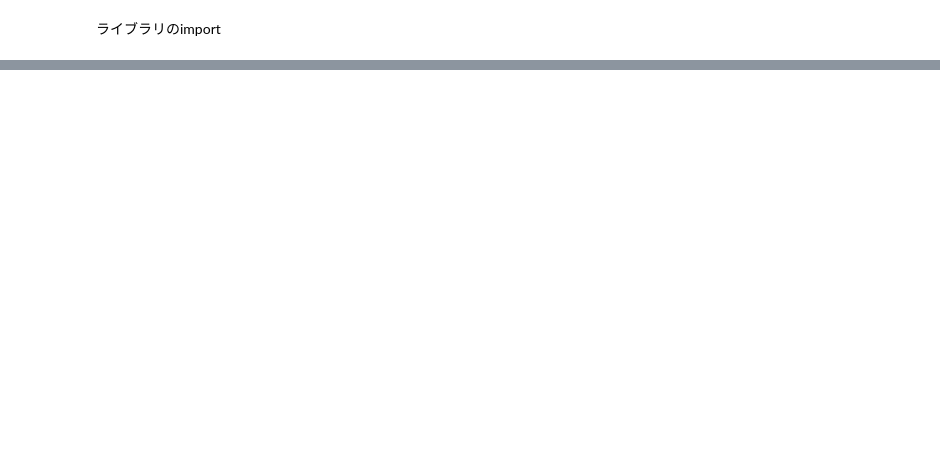
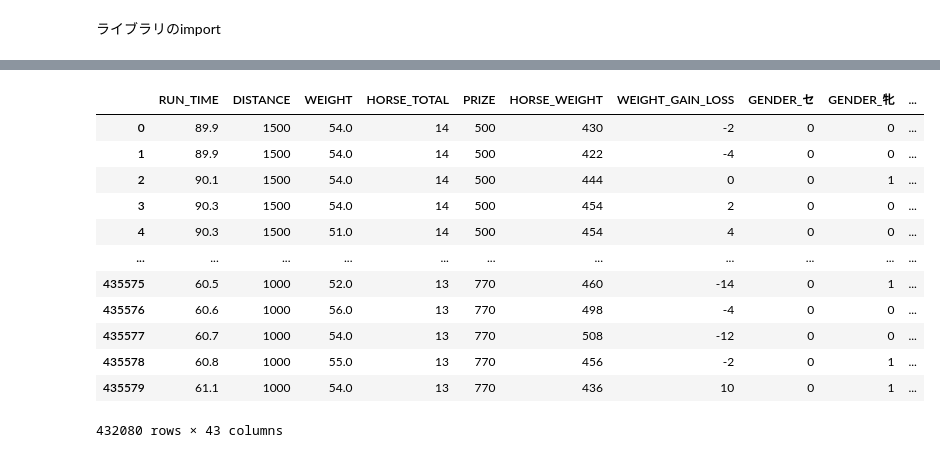
Before and after one commit to kajikawa256/uma_dansyaku, a Jupyter notebook: python-container/python/test.ipynb, the cells around one changed output, grey strips where cells are left out. Saved outputs shown, nothing was run; the diff lists cells and outputs as text; code cells hidden in the pictures; blank space fills up the shorter version.

```diff
--- a/python-container/python/test.ipynb
+++ b/python-container/python/test.ipynb
@@ -104,0 +77,19 @@ df
+# %%
+runtimeDf = pd.get_dummies(runtimeDf) # one-hot-encofing
+runtimeDf = runtimeDf * 1              # true flaseを1 0に変換
+runtimeDf = runtimeDf[runtimeDf["RUN_TIME"] > 0] #走破タイムが0以下の行を削除
+runtimeDf
+# %% [output]
+|  | RUN_TIME | DISTANCE | WEIGHT | HORSE_TOTAL | PRIZE | HORSE_WEIGHT | WEIGHT_GAIN_LOSS | GENDER_セ | GENDER_牝 | ... |
+| 0 | 89.9 | 1500 | 54.0 | 14 | 500 | 430 | -2 | 0 | 0 | ... |
+| 1 | 89.9 | 1500 | 54.0 | 14 | 500 | 422 | -4 | 0 | 0 | ... |
+| 2 | 90.1 | 1500 | 54.0 | 14 | 500 | 444 | 0 | 0 | 1 | ... |
+| 3 | 90.3 | 1500 | 54.0 | 14 | 500 | 454 | 2 | 0 | 0 | ... |
+| 4 | 90.3 | 1500 | 51.0 | 14 | 500 | 454 | 4 | 0 | 0 | ... |
+| ... | ... | ... | ... | ... | ... | ... | ... | ... | ... | ... |
+| 435575 | 60.5 | 1000 | 52.0 | 13 | 770 | 460 | -14 | 0 | 1 | ... |
+| 435576 | 60.6 | 1000 | 56.0 | 13 | 770 | 498 | -4 | 0 | 0 | ... |
+| 435577 | 60.7 | 1000 | 54.0 | 13 | 770 | 508 | -12 | 0 | 0 | ... |
+| 435578 | 60.8 | 1000 | 55.0 | 13 | 770 | 456 | -2 | 0 | 1 | ... |
+| 435579 | 61.1 | 1000 | 54.0 | 13 | 770 | 436 | 10 | 0 | 1 | ... |
+432080 rows × 43 columns
```
Also changed, not shown: parts of 20 cells of this notebook, 8 other files.
